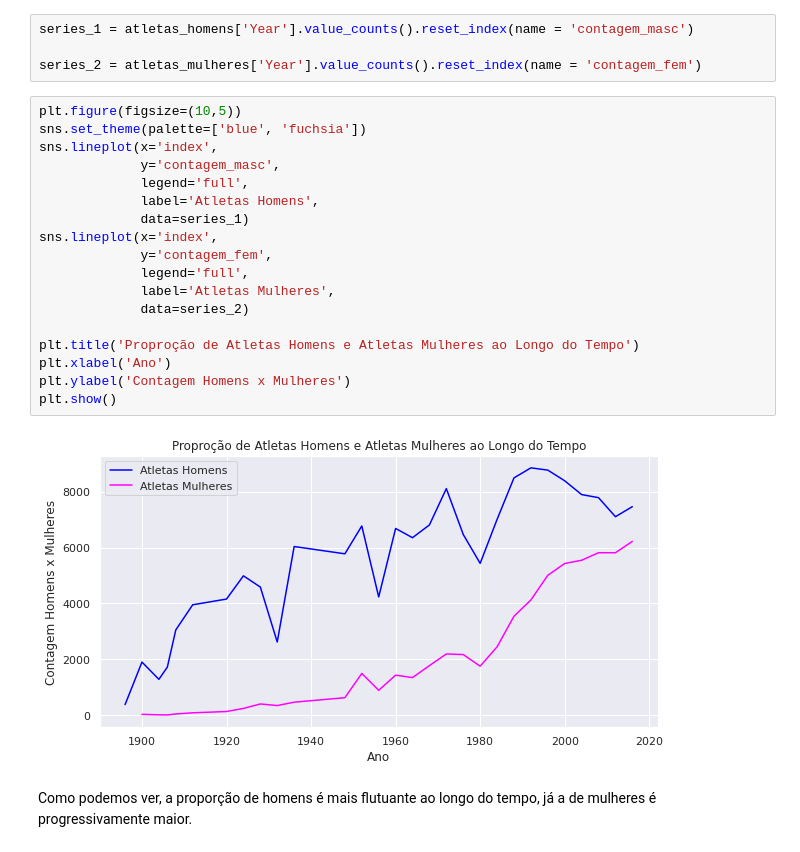
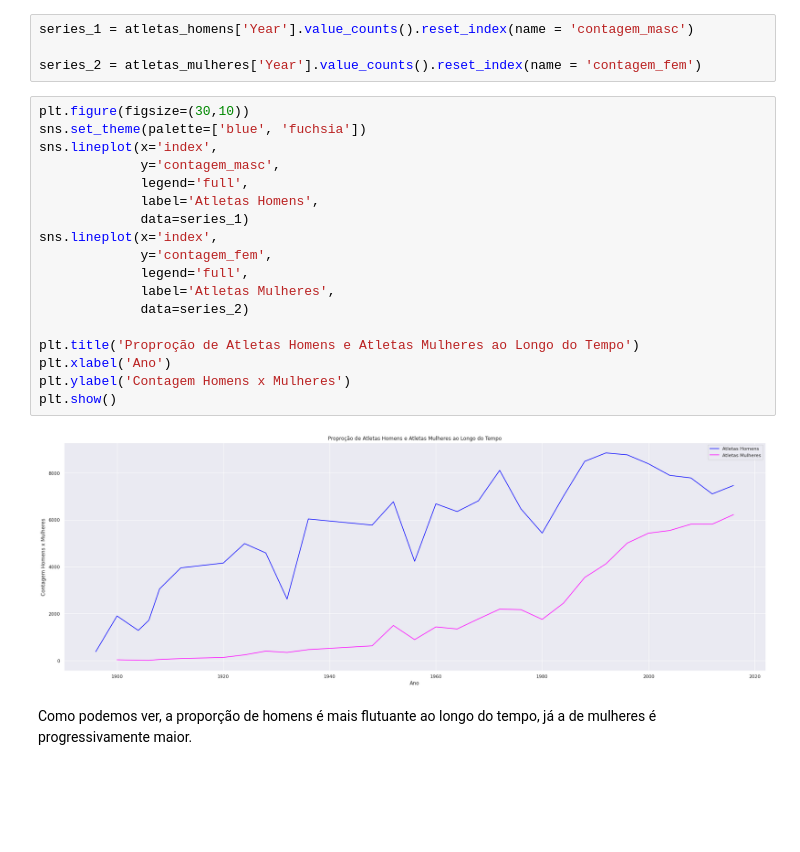
Before and after one commit to vmendes93/projeto_final_modulo_5, a Jupyter notebook: Projeto Final.ipynb, the cells around one changed output. Cells and saved outputs as stored; diff of their text form; blank space fills up the shorter version.

```diff
--- a/Projeto Final.ipynb
+++ b/Projeto Final.ipynb
@@ -657,24 +769,24 @@ series_1 = atletas_homens['Year'].value_counts().reset_index(name = 'contagem_ma
 
 series_2 = atletas_mulheres['Year'].value_counts().reset_index(name = 'contagem_fem')
 # %%
-plt.figure(figsize=(10,5))
+plt.figure(figsize=(30,10))
 sns.set_theme(palette=['blue', 'fuchsia'])
 sns.lineplot(x='index',
              y='contagem_masc',
              legend='full',
              label='Atletas Homens',
              data=series_1)
 sns.lineplot(x='index',
              y='contagem_fem',
              legend='full',
              label='Atletas Mulheres',
              data=series_2)
 
 plt.title('Proproção de Atletas Homens e Atletas Mulheres ao Longo do Tempo')
 plt.xlabel('Ano')
 plt.ylabel('Contagem Homens x Mulheres')
 plt.show()
 # %% [output]
-[figure, old version]
+[figure, new version]
 # %% [markdown]
 Como podemos ver, a proporção de homens é mais flutuante  ao longo do tempo, já a de mulheres é progressivamente maior.
```
Also changed, not shown: parts of 12 cells of this notebook, 1 other file.
